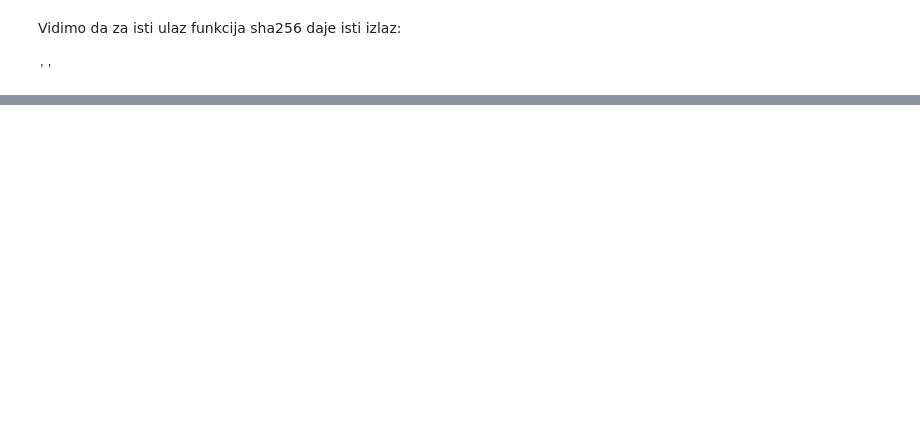
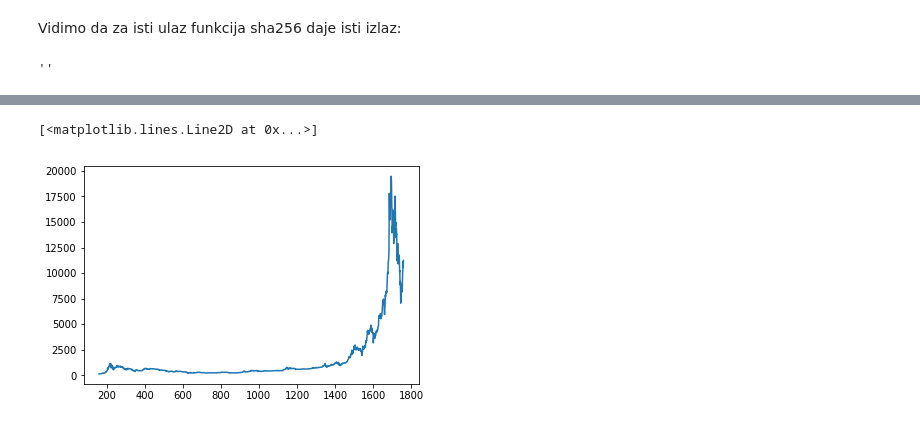
Before and after one commit to antisaa/MS-cryptocurrency, a Jupyter notebook: biljeznica.ipynb, the cells around one changed output, grey strips where cells are left out. Saved outputs shown, nothing was run; the diff lists cells and outputs as text; code cells hidden in the pictures; blank space fills up the shorter version.

```diff
--- a/biljeznica.ipynb
+++ b/biljeznica.ipynb
@@ -206,2 +471,5 @@ matplotlib.pyplot.plot_date(datees, opens)
 # %%
-plt.plot(index[-200:], opens[-200:])
+plt.plot(index[-1600:], opens[-1600:])
+# %% [output]
+[<matplotlib.lines.Line2D at 0x...>]
+[figure, added]
```
Also changed, not shown: parts of 40 cells of this notebook, 2 other files.
